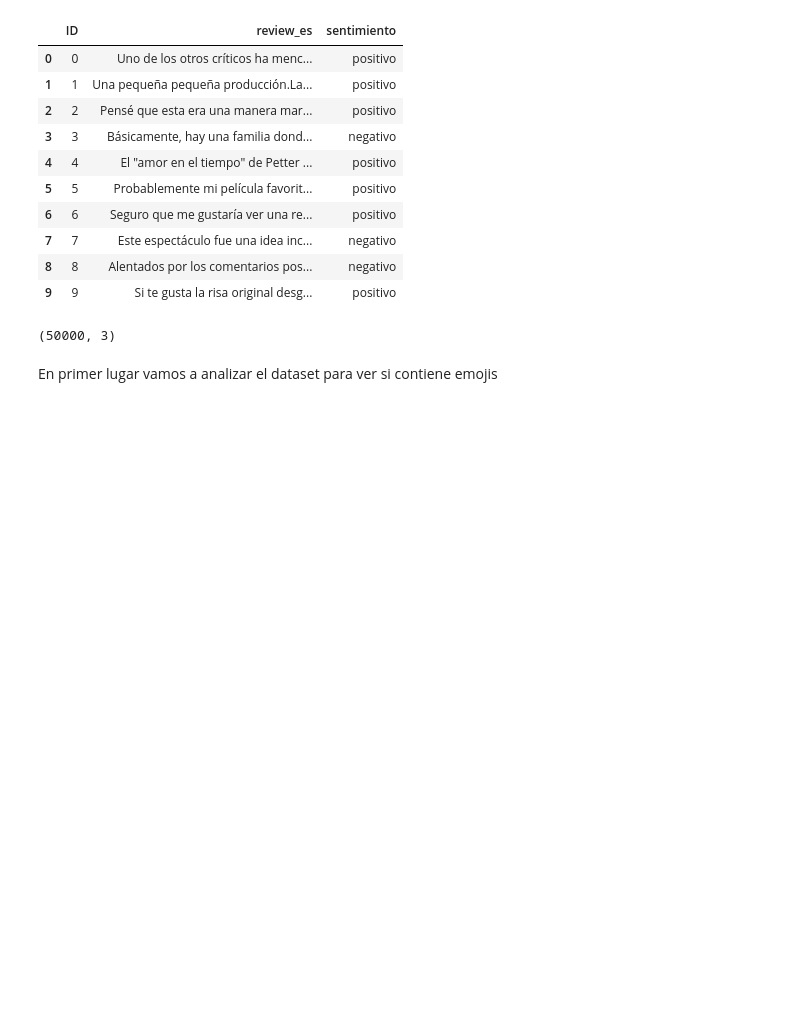
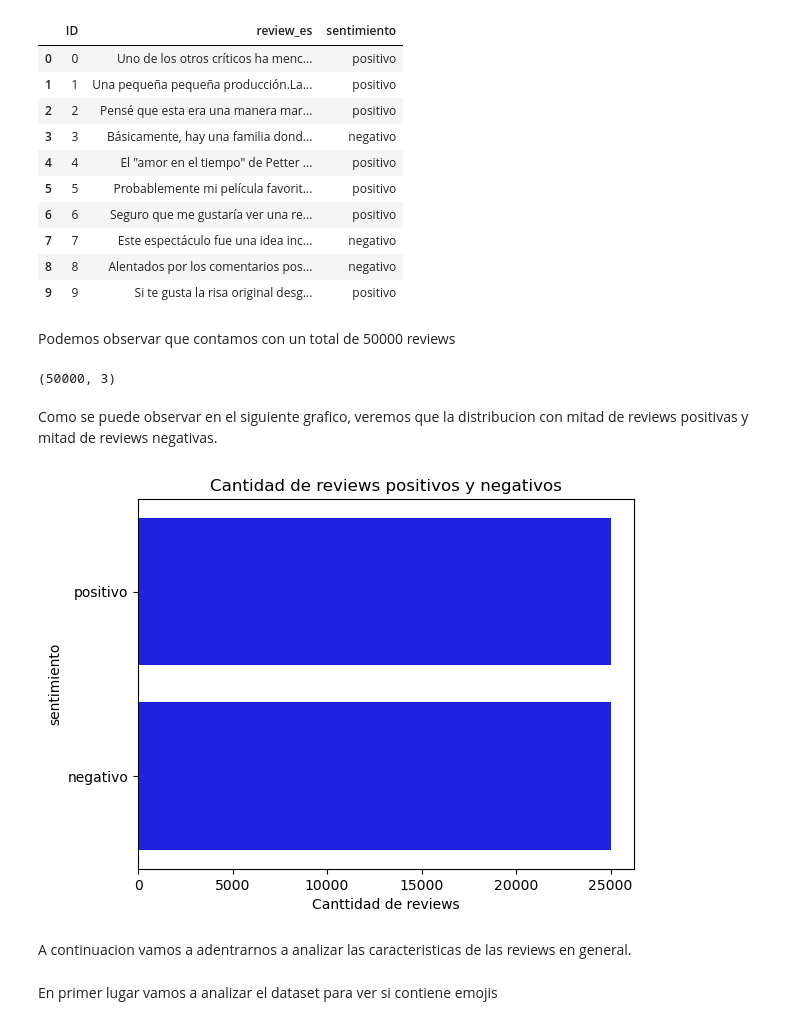
Before and after one commit to JuampiCarosi/7506R-2C2023-GRUPO23, a Jupyter notebook: tp2/7506R_TP2_GRUPO23_ENTREGA.ipynb, the cells around one changed output. Saved outputs shown, nothing was run; the diff lists cells and outputs as text; code cells hidden in the pictures; blank space fills up the shorter version.

```diff
--- a/tp2/7506R_TP2_GRUPO23_ENTREGA.ipynb
+++ b/tp2/7506R_TP2_GRUPO23_ENTREGA.ipynb
@@ -74,10 +91,23 @@ df.head(10)
 | 7 | 7 | Este espectáculo fue una idea inc... | negativo |
 | 8 | 8 | Alentados por los comentarios pos... | negativo |
 | 9 | 9 | Si te gusta la risa original desg... | positivo |
+# %% [markdown]
+Podemos observar que contamos con un total de 50000 reviews
 # %%
 df.shape
 # %% [output]
 (50000, 3)
+# %% [markdown]
+Como se puede observar en el siguiente grafico, veremos que la distribucion con mitad de reviews positivas y mitad de reviews negativas.
+# %%
+sns.countplot(df['sentimiento'], color='blue')
+plt.xlabel('Canttidad de reviews')
+plt.title('Cantidad de reviews positivos y negativos')
+plt.show()
+# %% [output]
+[figure, added]
+# %% [markdown]
+A continuacion vamos a adentrarnos a analizar las caracteristicas de las reviews en general.
 # %% [markdown]
 En primer lugar vamos a analizar el dataset para ver si contiene emojis
 # %%
```
Also changed, not shown: parts of 155 cells of this notebook, 32 other files.
